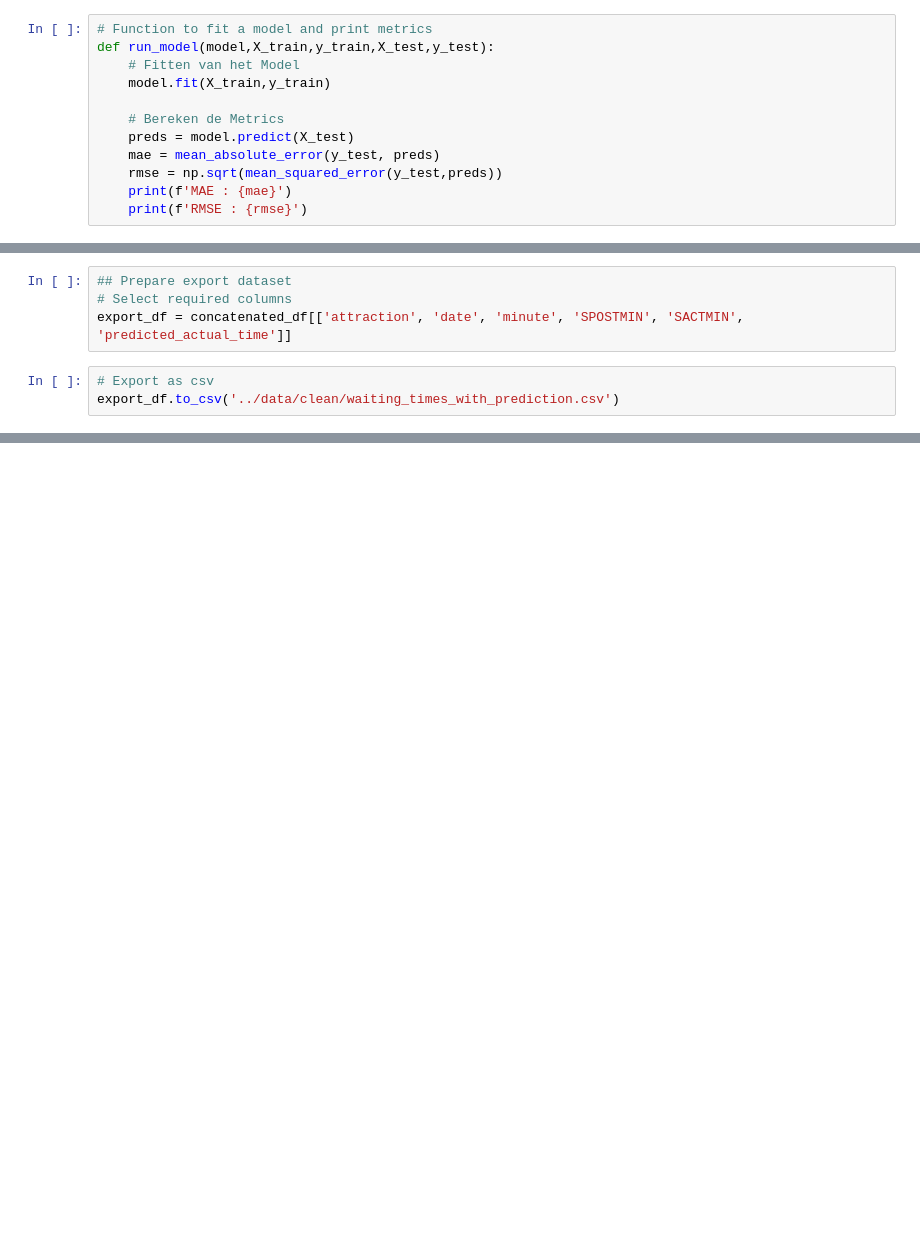
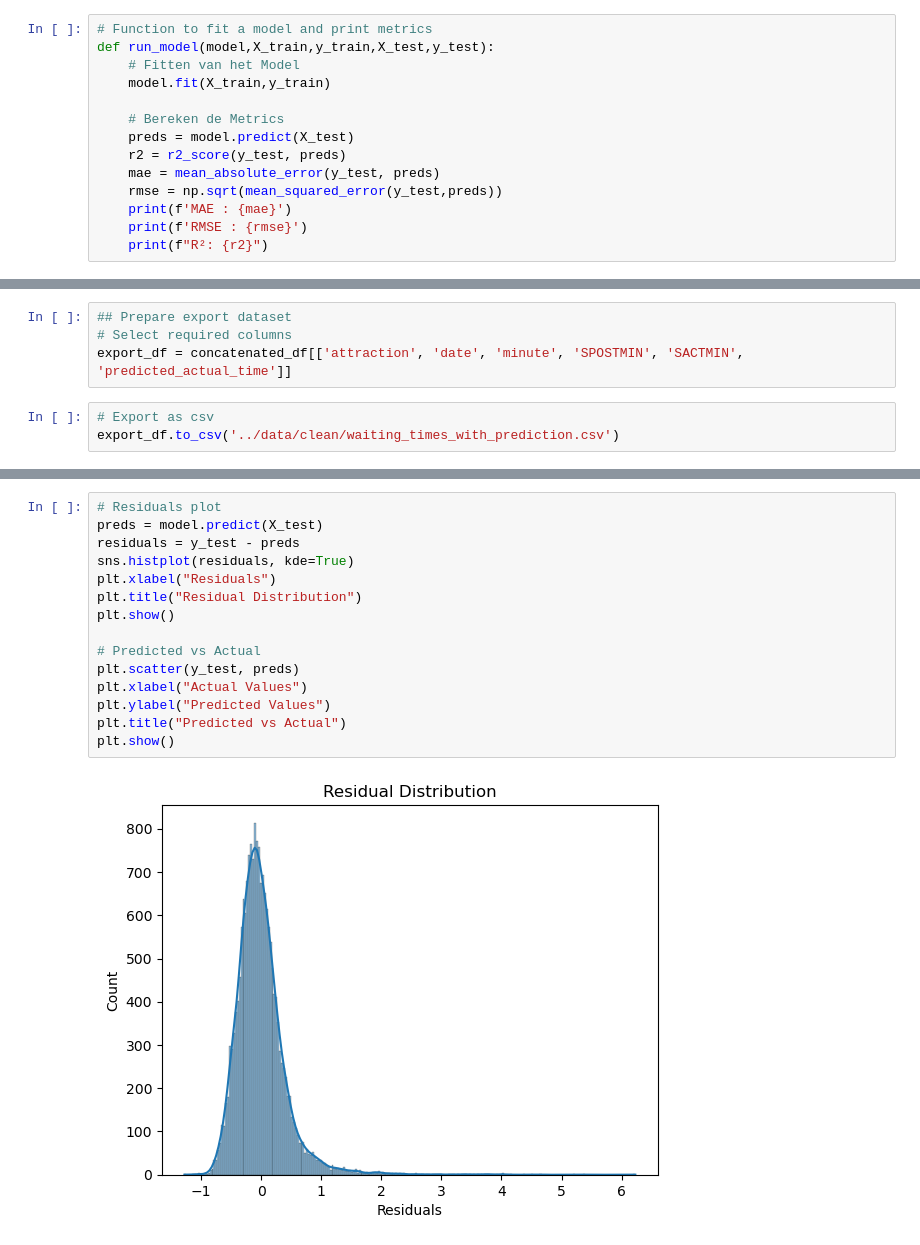
Before and after one commit to Isabel360/Disney, a Jupyter notebook: notebooks/model_training.ipynb, the cells around one changed output, grey strips where cells are left out. Drawn from its saved outputs; the diff is of its cells as text; blank space fills up the shorter version.

Commit message:
fixed preprocessing, model training and new analysis notebook

```diff
--- a/notebooks/model_training.ipynb
+++ b/notebooks/model_training.ipynb
@@ -130,10 +205,12 @@ def run_model(model,X_train,y_train,X_test,y_test):
 
     # Bereken de Metrics
     preds = model.predict(X_test)
+    r2 = r2_score(y_test, preds)
     mae = mean_absolute_error(y_test, preds)
     rmse = np.sqrt(mean_squared_error(y_test,preds))
     print(f'MAE : {mae}')
     print(f'RMSE : {rmse}')
+    print(f"R²: {r2}")
 # %%
 ## Let's try linear regression
 model_lr = LinearRegression()
@@ -260,0 +401,17 @@ export_df.to_csv('../data/clean/waiting_times_with_prediction.csv')
+# %%
+# Residuals plot
+preds = model.predict(X_test)
+residuals = y_test - preds
+sns.histplot(residuals, kde=True)
+plt.xlabel("Residuals")
+plt.title("Residual Distribution")
+plt.show()
+
+# Predicted vs Actual
+plt.scatter(y_test, preds)
+plt.xlabel("Actual Values")
+plt.ylabel("Predicted Values")
+plt.title("Predicted vs Actual")
+plt.show()
+# %% [output]
+[figure, added]
```
Also changed, not shown: parts of 25 cells of this notebook, 2 other files.
